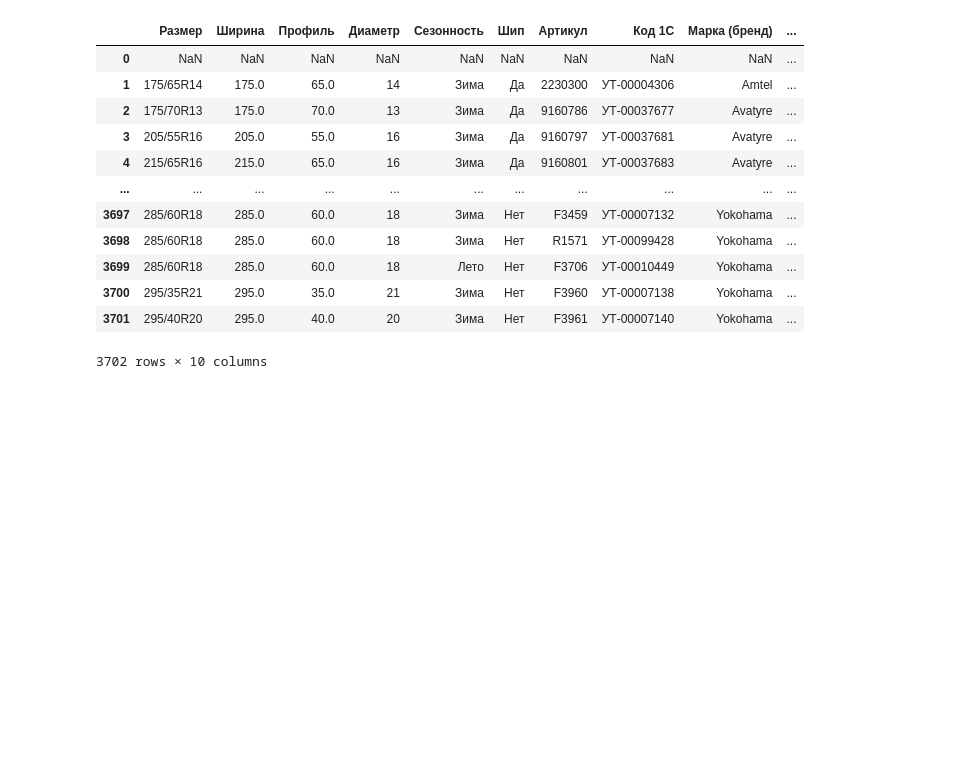
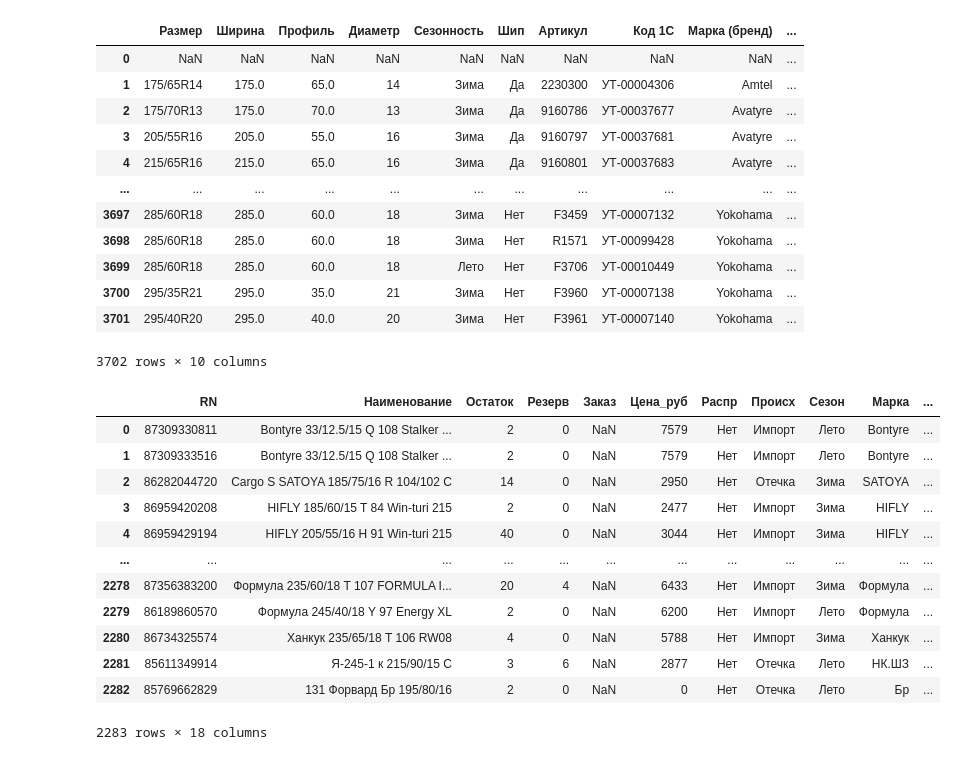
Before and after one commit to IgorSondors/BERT_NER, a Jupyter notebook: NER_dataset.ipynb, the cells around one changed output. Saved outputs shown, nothing was run; the diff lists cells and outputs as text; code cells hidden in the pictures; blank space fills up the shorter version.

```diff
--- a/NER_dataset.ipynb
+++ b/NER_dataset.ipynb
@@ -73,7 +73,21 @@ df1
 | 3701 | 295/40R20 | 295.0 | 40.0 | 20 | Зима | Нет | F3961 | УТ-00007140 | Yokohama | ... |
 3702 rows × 10 columns
 # %%
-pth2 = "/home/sondors/Documents/price/BERT_NER/легковая_резина.xls"
-df2 = pd.read_excel(pth1)
+pth2 = "/home/sondors/Documents/price/BERT_NER/csv/легковая_резина.xls"
+df2 = pd.read_excel(pth2)
 df2
+# %% [output]
+|  | RN | Наименование | Остаток | Резерв | Заказ | Цена_руб | Распр | Происх | Сезон | Марка | ... |
+| 0 | 87309330811 | Bontyre 33/12.5/15 Q 108 Stalker ... | 2 | 0 | NaN | 7579 | Нет | Импорт | Лето | Bontyre | ... |
+| 1 | 87309333516 | Bontyre 33/12.5/15 Q 108 Stalker ... | 2 | 0 | NaN | 7579 | Нет | Импорт | Лето | Bontyre | ... |
+| 2 | 86282044720 | Cargo S SATOYA 185/75/16 R 104/102 C | 14 | 0 | NaN | 2950 | Нет | Отечка | Зима | SATOYA | ... |
+| 3 | 86959420208 | HIFLY 185/60/15 T 84 Win-turi 215 | 2 | 0 | NaN | 2477 | Нет | Импорт | Зима | HIFLY | ... |
+| 4 | 86959429194 | HIFLY 205/55/16 H 91 Win-turi 215 | 40 | 0 | NaN | 3044 | Нет | Импорт | Зима | HIFLY | ... |
+| ... | ... | ... | ... | ... | ... | ... | ... | ... | ... | ... | ... |
+| 2278 | 87356383200 | Формула 235/60/18 T 107 FORMULA I... | 20 | 4 | NaN | 6433 | Нет | Импорт | Зима | Формула | ... |
+| 2279 | 86189860570 | Формула 245/40/18 Y 97 Energy XL | 2 | 0 | NaN | 6200 | Нет | Импорт | Лето | Формула | ... |
+| 2280 | 86734325574 | Ханкук 235/65/18 T 106 RW08 | 4 | 0 | NaN | 5788 | Нет | Импорт | Зима | Ханкук | ... |
+| 2281 | 85611349914 | Я-245-1 к 215/90/15 C | 3 | 6 | NaN | 2877 | Нет | Отечка | Лето | НК.ШЗ | ... |
+| 2282 | 85769662829 | 131 Форвард Бр 195/80/16 | 2 | 0 | NaN | 0 | Нет | Отечка | Лето | Бр | ... |
+2283 rows × 18 columns
 # %%
```
Also changed, not shown: parts of 4 cells of this notebook, 1 other file.
